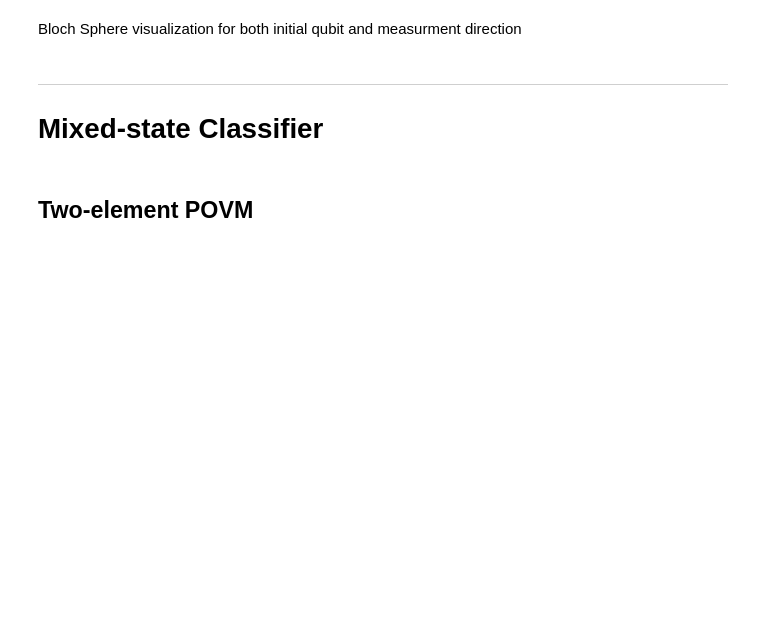
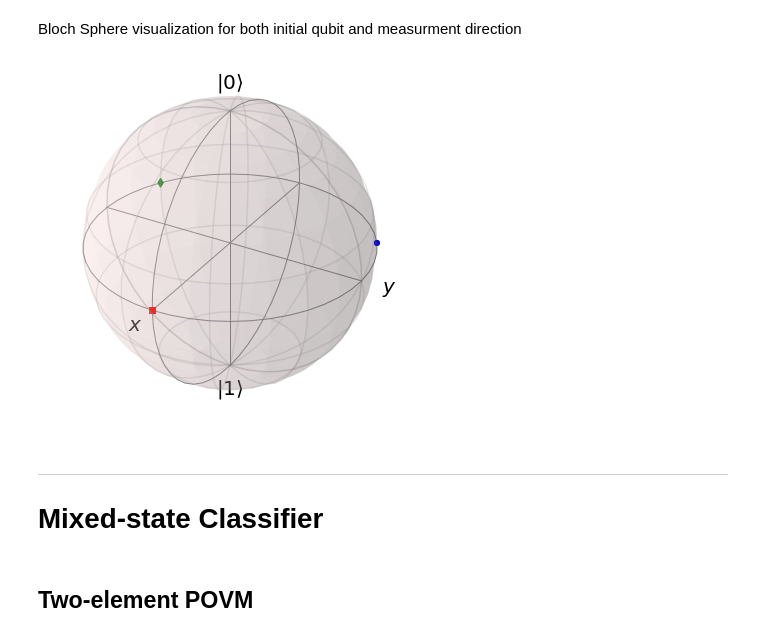
Before and after one commit to dkleeqc/vqsd, a Jupyter notebook: povm_clf.ipynb, the cells around one changed output. Cells and saved outputs as stored; diff of their text form; code cells hidden in the pictures; blank space fills up the shorter version.

```diff
--- a/povm_clf.ipynb
+++ b/povm_clf.ipynb
@@ -142,5 +170,14 @@ E
 # %% [markdown]
 Bloch Sphere visualization for both initial qubit and measurment direction
+# %%
+bloch3 = qutip.Bloch()
+bloch3.add_points(bloch_vecs[0])
+bloch3.add_points(bloch_vecs[1])
+bloch3.add_points(bloch_vecs[2])
+#bloch3.save('bs_3')
+bloch3.show()
+# %% [output]
+[figure, added]
 # %% [markdown]
 ---
 # Mixed-state Classifier
```
Also changed, not shown: parts of 47 cells of this notebook, 3 other files.
